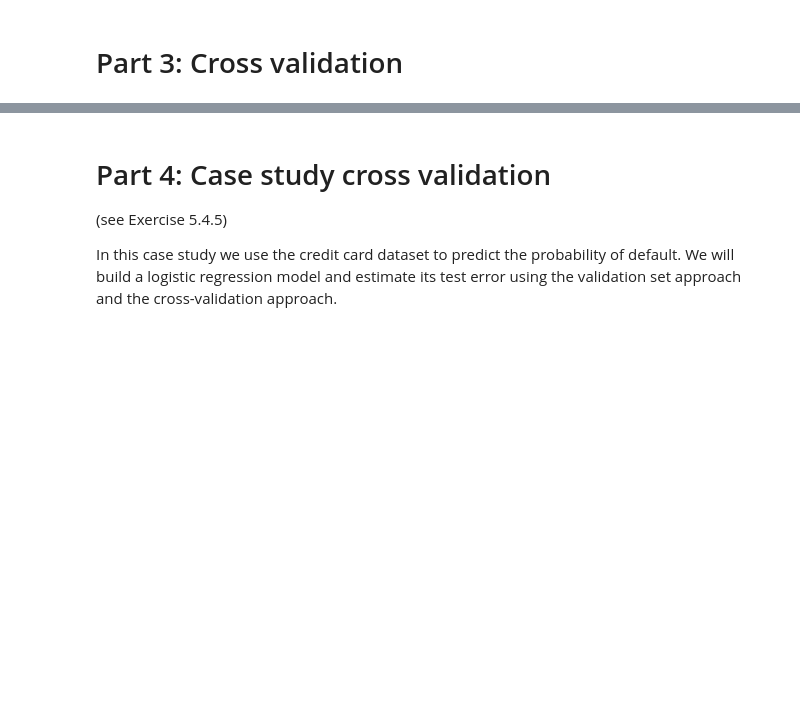
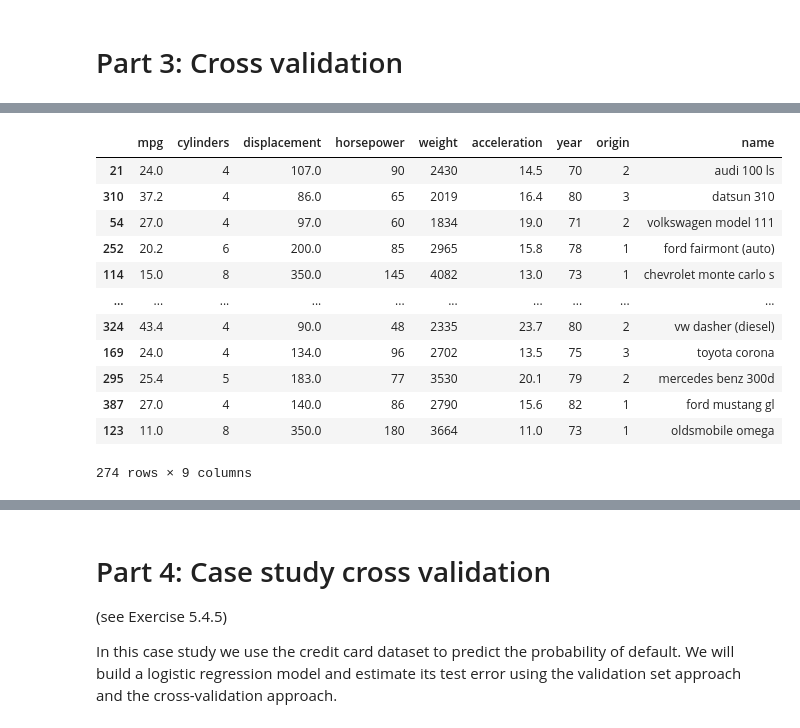
Before and after one commit to ulischlickewei/predictive_modelling_2024, a Jupyter notebook: Week08/20240515-Logistic_regression_and_cross_validation-solution.ipynb, the cells around one changed output, grey strips where cells are left out. Saved outputs shown, nothing was run; the diff lists cells and outputs as text; code cells hidden in the pictures; blank space fills up the shorter version.

```diff
--- a/Week08/20240515-Logistic_regression_and_cross_validation-solution.ipynb
+++ b/Week08/20240515-Logistic_regression_and_cross_validation-solution.ipynb
@@ -377,2 +401,2 @@ accuracy
 # %%
-...
+Auto =  load_data('Auto')
@@ -378,0 +405,18 @@ accuracy
+# %%
+train, validation = train_test_split(Auto, test_size=0.3)
+# %%
+train
+# %% [output]
+|  | mpg | cylinders | displacement | horsepower | weight | acceleration | year | origin | name |
+| 21 | 24.0 | 4 | 107.0 | 90 | 2430 | 14.5 | 70 | 2 | audi 100 ls |
+| 310 | 37.2 | 4 | 86.0 | 65 | 2019 | 16.4 | 80 | 3 | datsun 310 |
+| 54 | 27.0 | 4 | 97.0 | 60 | 1834 | 19.0 | 71 | 2 | volkswagen model 111 |
+| 252 | 20.2 | 6 | 200.0 | 85 | 2965 | 15.8 | 78 | 1 | ford fairmont (auto) |
+| 114 | 15.0 | 8 | 350.0 | 145 | 4082 | 13.0 | 73 | 1 | chevrolet monte carlo s |
+| ... | ... | ... | ... | ... | ... | ... | ... | ... | ... |
+| 324 | 43.4 | 4 | 90.0 | 48 | 2335 | 23.7 | 80 | 2 | vw dasher (diesel) |
+| 169 | 24.0 | 4 | 134.0 | 96 | 2702 | 13.5 | 75 | 3 | toyota corona |
+| 295 | 25.4 | 5 | 183.0 | 77 | 3530 | 20.1 | 79 | 2 | mercedes benz 300d |
+| 387 | 27.0 | 4 | 140.0 | 86 | 2790 | 15.6 | 82 | 1 | ford mustang gl |
+| 123 | 11.0 | 8 | 350.0 | 180 | 3664 | 11.0 | 73 | 1 | oldsmobile omega |
+274 rows × 9 columns
```
Also changed, not shown: parts of 16 cells of this notebook, 1 other file.
